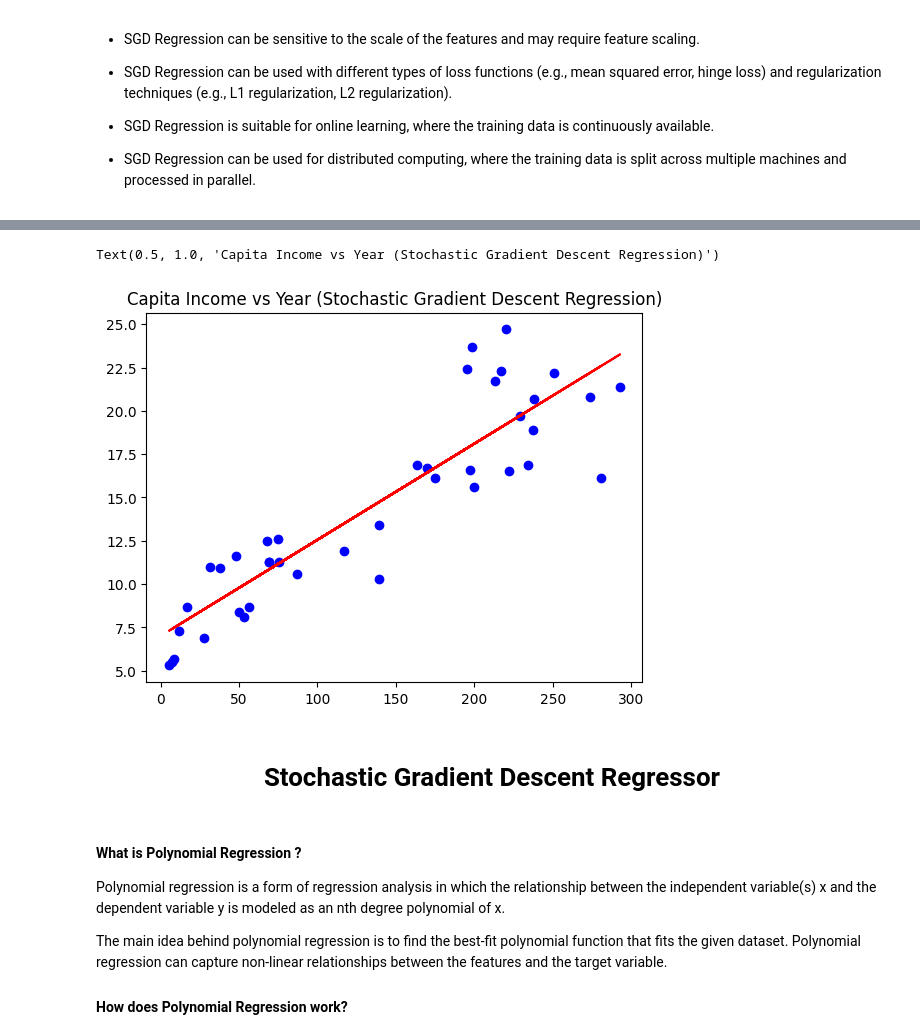
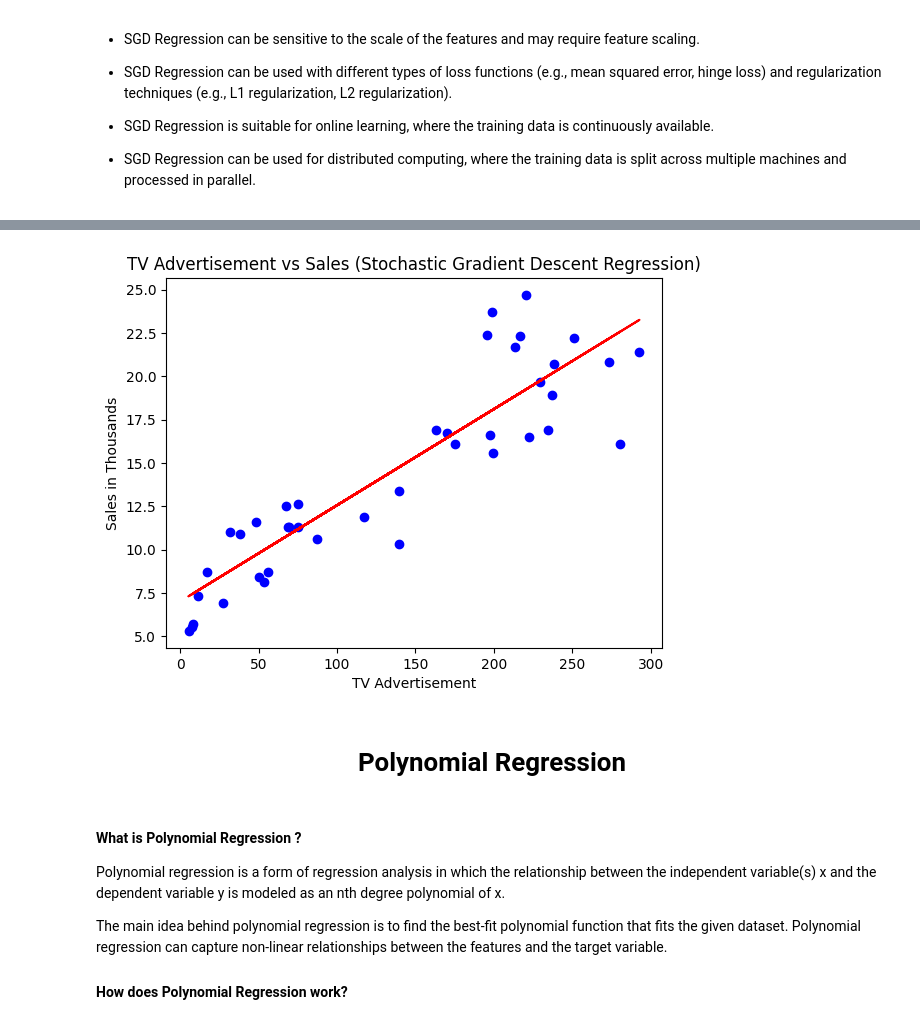
Before and after one commit to AbdullahHasan0/Data-Science-Group-2---BWF---Abdullah-Hasan, a Jupyter notebook: Task 23/Regression Models.ipynb, the cells around one changed output, grey strips where cells are left out. Drawn from its saved outputs; the diff is of its cells as text; code cells hidden in the pictures.

```diff
--- a/Task 23/Regression Models.ipynb
+++ b/Task 23/Regression Models.ipynb
@@ -410,16 +414,21 @@ Stochastic Gradient Descent Regression - MSE: 6.100739173545981, R^2: 0.80257210
 # %%
 ### Plotting
 
 plt.scatter(X_test, y_test, color='blue')
 plt.plot(X_test, yPredictedSGD, color='red')
-plt.title('Capita Income vs Year (Stochastic Gradient Descent Regression)')
+
+plt.title('TV Advertisement vs Sales (Stochastic Gradient Descent Regression)')
+
+plt.xlabel('TV Advertisement')
+plt.ylabel('Sales in Thousands')
+
+plt.show()
 # %% [output]
-Text(0.5, 1.0, 'Capita Income vs Year (Stochastic Gradient Descent Regression)')
-[figure, old version]
+[figure, new version]
 # %% [markdown]
 
 
-<h1 align = center><font color = '#400DB33'>Stochastic Gradient Descent Regressor</h1>
+<h1 align = center><font color = '#400DB33'>Polynomial Regression</h1>
 # %% [markdown]
 
 #### What is Polynomial Regression ?
```
Also changed, not shown: parts of 9 cells of this notebook.
